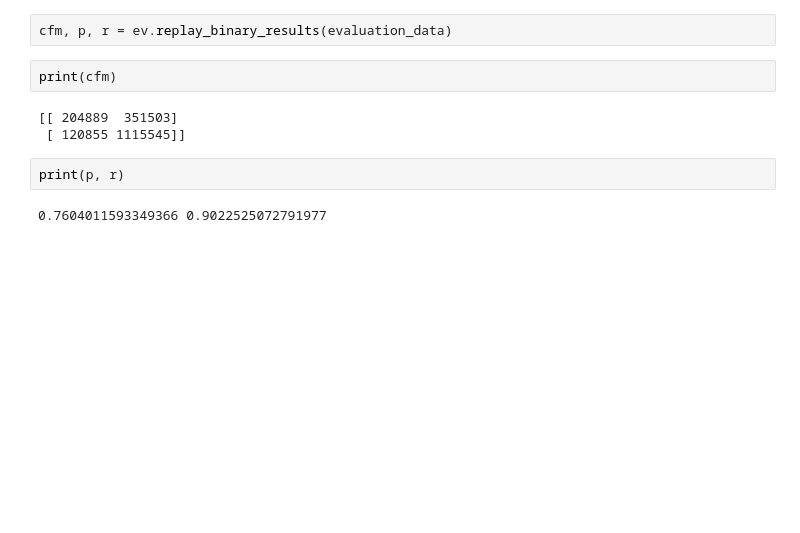
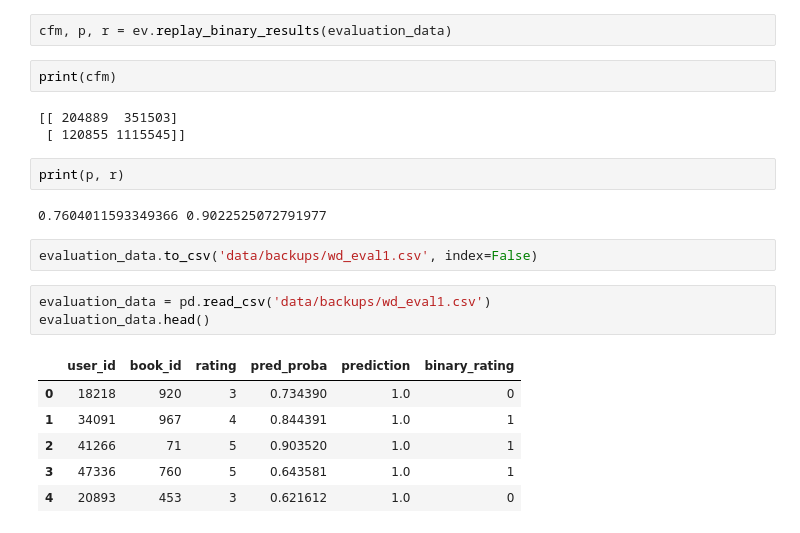
Before and after one commit to manoj0237/DeeplearningandAI-finalproject, a Jupyter notebook: Wide-Deep.ipynb, the cells around one changed output. Cells and saved outputs as stored; diff of their text form; blank space fills up the shorter version.

```diff
--- a/Wide-Deep.ipynb
+++ b/Wide-Deep.ipynb
@@ -381,4 +386,16 @@ print(cfm)
 print(p, r)
 # %% [output]
 0.7604011593349366 0.9022525072791977
+# %%
+evaluation_data.to_csv('data/backups/wd_eval1.csv', index=False)
+# %%
+evaluation_data = pd.read_csv('data/backups/wd_eval1.csv')
+evaluation_data.head()
+# %% [output]
+|  | user_id | book_id | rating | pred_proba | prediction | binary_rating |
+| 0 | 18218 | 920 | 3 | 0.734390 | 1.0 | 0 |
+| 1 | 34091 | 967 | 4 | 0.844391 | 1.0 | 1 |
+| 2 | 41266 | 71 | 5 | 0.903520 | 1.0 | 1 |
+| 3 | 47336 | 760 | 5 | 0.643581 | 1.0 | 1 |
+| 4 | 20893 | 453 | 3 | 0.621612 | 1.0 | 0 |
 # %%
```
Also changed, not shown: parts of 23 cells of this notebook, 22 other files.
